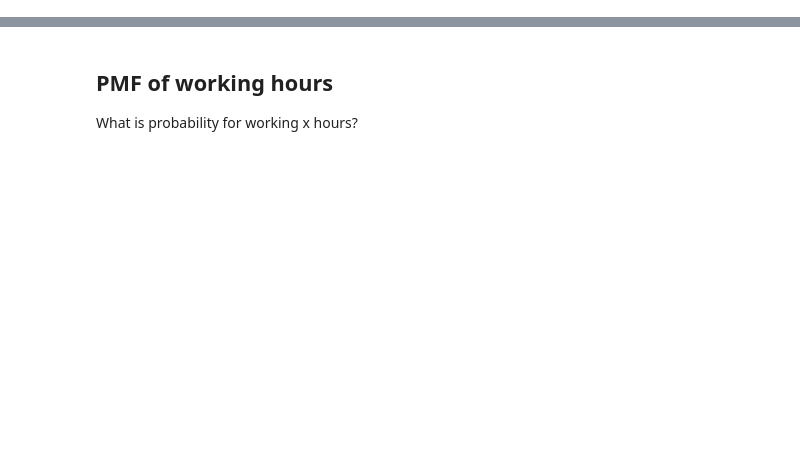
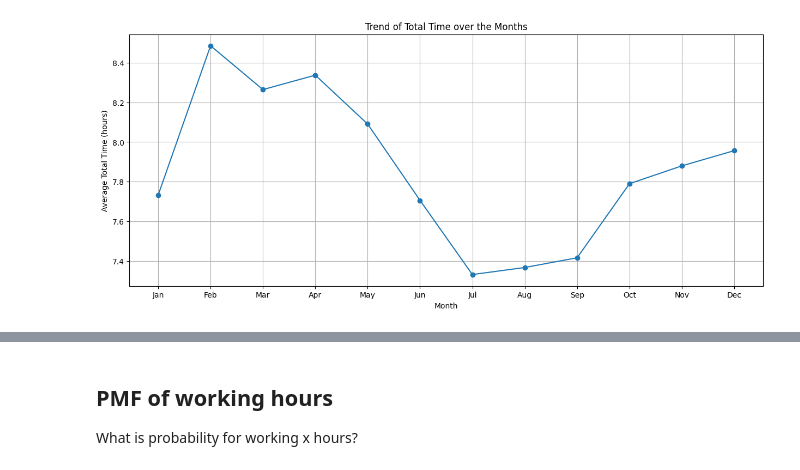
Before and after one commit to Ujstor/Data-Science-Introduction, a Jupyter notebook: 01_numpy_pandas_matplotlib/WorkingHours_data_analysis/data_analysis.ipynb, the cells around one changed output, grey strips where cells are left out. Saved outputs shown, nothing was run; the diff lists cells and outputs as text; code cells hidden in the pictures; blank space fills up the shorter version.

```diff
--- a/01_numpy_pandas_matplotlib/WorkingHours_data_analysis/data_analysis.ipynb
+++ b/01_numpy_pandas_matplotlib/WorkingHours_data_analysis/data_analysis.ipynb
@@ -132,0 +113,15 @@ plt.show()
+# %%
+df['month'] = df['date'].dt.month
+monthly_avg_total_time = df.groupby('month')['total_time_hour'].mean()
+
+# Create a line chart to show the trend of total_time_hour over the months
+plt.figure(figsize=(15, 6))
+plt.plot(monthly_avg_total_time.index, monthly_avg_total_time.values, marker='o', linestyle='-')
+plt.xlabel('Month')
+plt.ylabel('Average Total Time (hours)')
+plt.title('Trend of Total Time over the Months')
+plt.xticks(range(1, 13), ['Jan', 'Feb', 'Mar', 'Apr', 'May', 'Jun', 'Jul', 'Aug', 'Sep', 'Oct', 'Nov', 'Dec'])
+plt.grid(True)
+plt.show()
+# %% [output]
+[figure, added]
```
Also changed, not shown: parts of 18 cells of this notebook, 5 other files.
